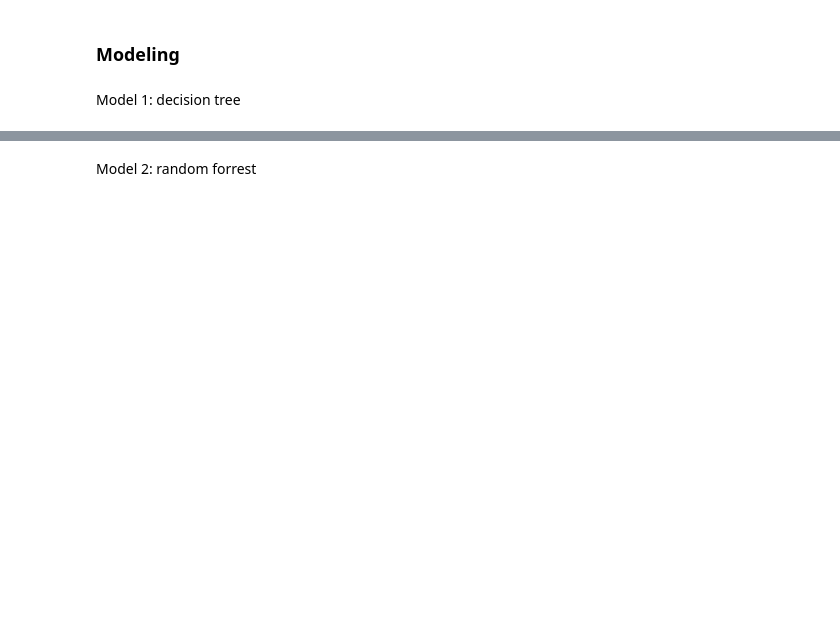
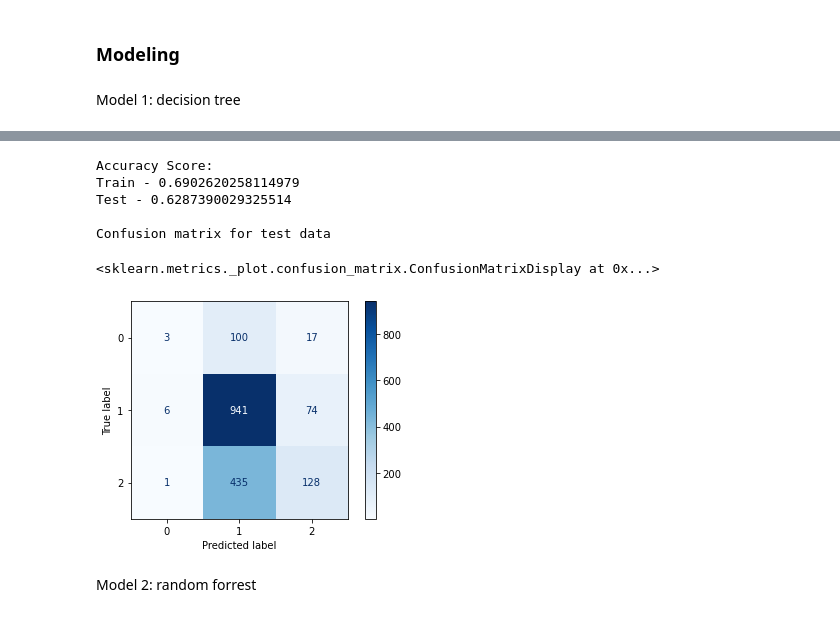
Before and after one commit to ElyLin/SentimentAnalysisProject, a Jupyter notebook: notebooks/Ely/EDA-Ely.ipynb, the cells around one changed output, grey strips where cells are left out. Saved outputs shown, nothing was run; the diff lists cells and outputs as text; code cells hidden in the pictures; blank space fills up the shorter version.

Commit message:
added multiple models

```diff
--- a/notebooks/Ely/EDA-Ely.ipynb
+++ b/notebooks/Ely/EDA-Ely.ipynb
@@ -312,7 +312,7 @@ df = df.drop('Product', axis=1)
 df["preprocessed_text"] = df["preprocessed_text"].str.join(" ")
 # %%
 y = df['Sentiment']
-X = df.drop(['Tweet','Sentiment', 'clean', 'hashtags'], axis=1)
+X = df['preprocessed_text']
 # %%
 X
 # %% [output]
@@ -370,5 +372,8 @@ print(X_train_vec)
 # %%
-tfidf_train_df=pd.DataFrame(X_train.toarray(),
+tfidf_train_df=pd.DataFrame(X_train_vec.toarray(),
                               columns=tf_idf.get_feature_names())
+# %%
+tfidf_val_df = pd.DataFrame(X_val_vec.toarray(),
+                              columns=tf_idf.get_feature_names())
 # %%
 tfidf_train_df
@@ -404,10 +425,18 @@ dt.get_params().keys()
 # %%
 dt_grid_params = {'max_depth':[1,5,10], 'min_samples_split':[2,10,100]}
 dt_grid = GridSearchCV(dt, dt_grid_params)
-dt_output = dt_grid.fit(X_train, y_train)
+dt_output = dt_grid.fit(tfidf_train_df, y_train)
 dt_output.best_params_
 dt_best_model = dt_output.best_estimator_
-cross_validate(dt_best_model, X_train, y_train, return_train_score=True)
-evaluate(dt_best_model, X_train, y_train, X_val, y_val)
+cross_validate(dt_best_model, tfidf_train_df, y_train, return_train_score=True)
+evaluate(dt_best_model, tfidf_train_df, y_train, tfidf_val_df, y_val)
+# %% [output]
+Accuracy Score:
+Train - 0.6902620258114979
+Test - 0.6287390029325514
+
+Confusion matrix for test data
+<sklearn.metrics._plot.confusion_matrix.ConfusionMatrixDisplay at 0x...>
+[figure, added]
 # %% [markdown]
 Model 2: random forrest
```
Also changed, not shown: parts of 19 cells of this notebook.
